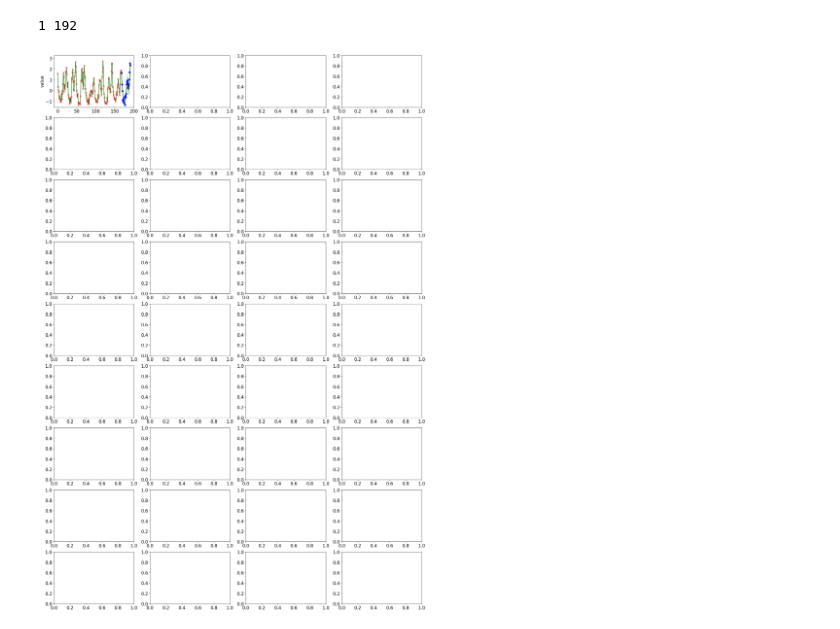
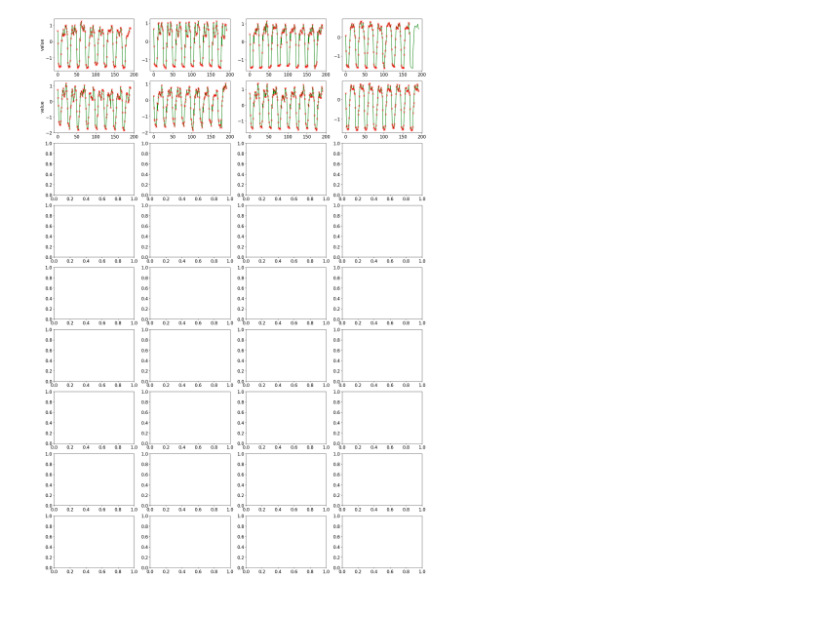
Before and after one commit to sej2020/Diffusion-TS-Storage, a Jupyter notebook: visualize_elec_TW.ipynb, the cells around one changed output. Drawn from its saved outputs; the diff is of its cells as text; code cells hidden in the pictures.

```diff
--- a/visualize_elec_TW.ipynb
+++ b/visualize_elec_TW.ipynb
@@ -13,14 +13,16 @@ folder_dict = {
     "conditional": "forecasting_electricity_20241026_145154",
     "original_unconditional": "forecasting_electricity_20241026_235538",
     "true_unconditional": "forecasting_electricity_20241029_132314",
-    "feat_select_random": "feat_select_random/n_feat_1/fc_2025-01-29_21:55:39"
+    "feat_select_random": "feat_select_random/n_feat_1/fc_2025-01-29_21:55:39",
+    "low_var_baseline": "test_reg/fc_electricity_2025-02-19_12:27:42",
+    "low_var2": "test_low_var2/fc_electricity_2025-02-19_12:44:26"
 }
-datafolder = folder_dict['feat_select_random'] # set the folder name
-nsample = 20 # number of generated sample
+datafolder = folder_dict['low_var2'] # set the folder name
+nsample = 5 # number of generated sample
 
 path = './save/'+datafolder+'/generated_outputs_nsample' + str(nsample) + '.pk'
 with open(path, 'rb') as f:
-    samples, all_target, all_evalpoint, all_observed, all_observed_time, scaler, mean_scaler = pickle.load( f)
+    samples, all_target, all_evalpoint, all_observed, all_observed_time, scaler, mean_scaler = pickle.load(f)
 
 all_target_np = all_target.cpu().numpy()
 all_evalpoint_np = all_evalpoint.cpu().numpy()
@@ -29,8 +31,6 @@ all_given_np = all_observed_np - all_evalpoint_np
 
 K = samples.shape[-1] #feature
 L = samples.shape[-2] #time length
-# %% [output]
-1 192
 # %%
 qlist =[0.05,0.25,0.5,0.75,0.95]
 quantiles_imp= []
@@ -39,28 +39,28 @@ for q in qlist:
 # %%
 dataind = 2 #change to visualize a different time-series sample
 
 K_list = [i for i in range(K)]
 
 plt.rcParams["font.size"] = 16
 fig, axes = plt.subplots(nrows=9, ncols=4,figsize=(24.0, 36.0))
 
 for i_k, k in enumerate(K_list[:min(36, len(K_list))]):
     df = pd.DataFrame({"x":np.arange(0,L), "val":all_target_np[dataind,:,k], "y":all_evalpoint_np[dataind,:,k]})
     df = df[df.y != 0]
     df2 = pd.DataFrame({"x":np.arange(0,L), "val":all_target_np[dataind,:,k], "y":all_given_np[dataind,:,k]})
     df2 = df2[df2.y != 0]
     row = i_k // 4
     col = i_k % 4
     axes[row][col].plot(range(0,L), quantiles_imp[2][dataind,:,k], color = 'g',linestyle='solid',label='CSDI')
     axes[row][col].fill_between(range(0,L), quantiles_imp[0][dataind,:,k],quantiles_imp[4][dataind,:,k],
                     color='g', alpha=0.3)
-    axes[row][col].plot(df.x,df.val, color = 'b',marker = 'o', linestyle='None')
+    # axes[row][col].plot(df.x,df.val, color = 'b',marker = 'o', linestyle='None')
     axes[row][col].plot(df2.x,df2.val, color = 'r',marker = 'x', linestyle='None')
     if col == 0:
         plt.setp(axes[row, 0], ylabel='value')
     if row == -1:
         plt.setp(axes[-1, col], xlabel='time')
 
 # plt.savefig('plots/conditional_forecast_exmpl.png')
 # %% [output]
-[figure, old version]
+[figure, new version]
```
Also changed, not shown: 9 other files.
